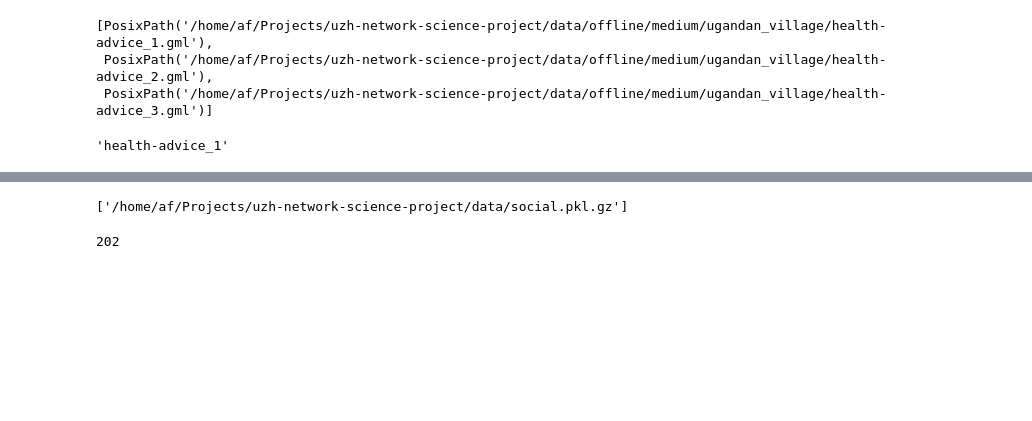
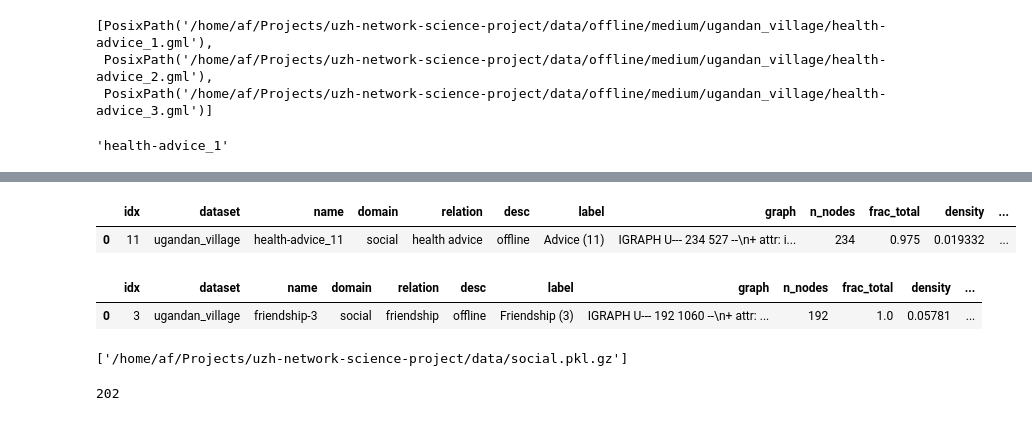
Before and after one commit to alenfrey/uzh-network-science-project, a Jupyter notebook: code/paper_replication/prepare_data.ipynb, the cells around one changed output, grey strips where cells are left out. Saved outputs shown, nothing was run; the diff lists cells and outputs as text; code cells hidden in the pictures; blank space fills up the shorter version.

```diff
--- a/code/paper_replication/prepare_data.ipynb
+++ b/code/paper_replication/prepare_data.ipynb
@@ -168,3 +235,13 @@ rawdata[0]
+# %%
+rawdata[27]
+# %% [output]
+|  | idx | dataset | name | domain | relation | desc | label | graph | n_nodes | frac_total | density | ... |
+| 0 | 11 | ugandan_village | health-advice_11 | social | health advice | offline | Advice (11) | IGRAPH U--- 234 527 --\n+ attr: i... | 234 | 0.975 | 0.019332 | ... |
+# %%
+rawdata[2]
+# %% [output]
+|  | idx | dataset | name | domain | relation | desc | label | graph | n_nodes | frac_total | density | ... |
+| 0 | 3 | ugandan_village | friendship-3 | social | friendship | offline | Friendship (3) | IGRAPH U--- 192 1060 --\n+ attr: ... | 192 | 1.0 | 0.05781 | ... |
 # %%
 villages = pd.concat(rawdata, axis=0, ignore_index=True)
 
```
Also changed, not shown: parts of 5 cells of this notebook, 12 other files.
